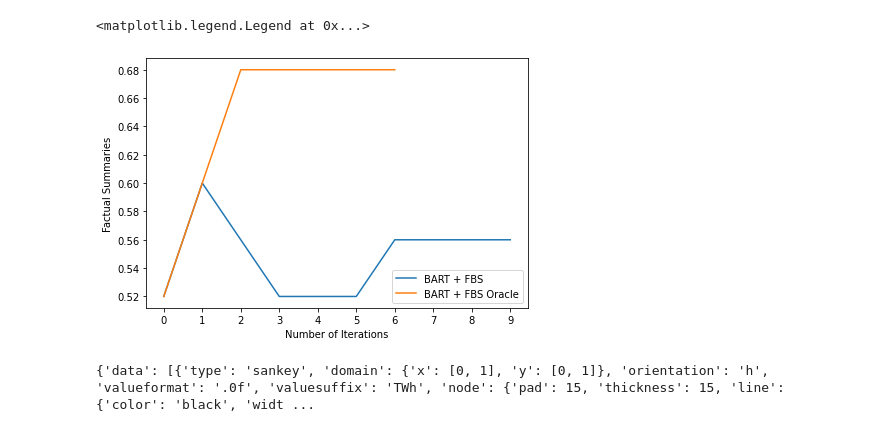
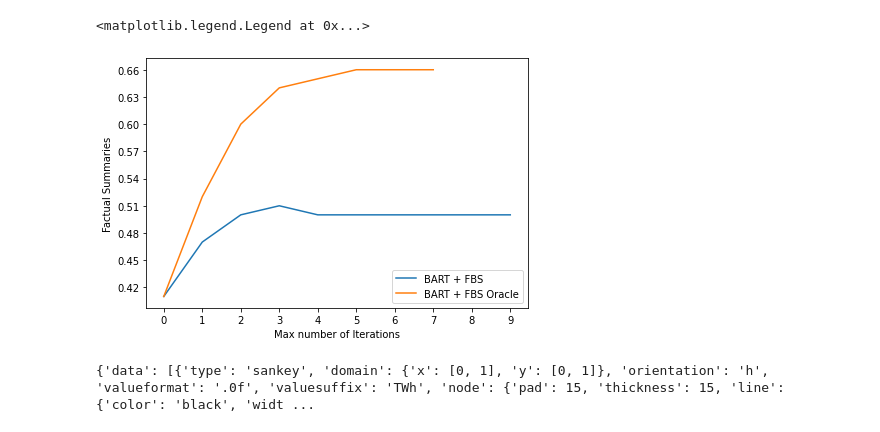
Before and after one commit to danton-nlp/GEF, a Jupyter notebook: iteration_changes.ipynb, the cells around one changed output. Saved outputs shown, nothing was run; the diff lists cells and outputs as text; code cells hidden in the pictures.

Commit message:
Updated pegasus 75 iteration changes result (& 1 annotation)

```diff
--- a/iteration_changes.ipynb
+++ b/iteration_changes.ipynb
@@ -24,7 +24,7 @@ def read_logs(path):
                 edits_by_sum_id[sum_id]["rouge2"] = sum_data["edit_stats"]["rouge2"]
                 edits_by_sum_id[sum_id]["rougeL"] = sum_data["edit_stats"]["rougeL"]
 
-        data.append({
+        result_obj = {
             "iteration": iteration["iteration"],
             "summary_factual": iteration["factuality_summary"]["factual"],
             "summary_non_factual": iteration["factuality_summary"]["non_factual"],
@@ -42,19 +42,22 @@ def read_logs(path):
             "mean_edit_distance_rougeL": np.mean(
                 [x["rougeL"] for x in edits_by_sum_id.values()]
             )
-        })
+        }
+        data.append(result_obj)
 
-    return pd.DataFrame(data).set_index("iteration"), iteration_logs
+    return pd.DataFrame(data).set_index("iteration"), iteration_logs, edits_by_sum_id
 
-test_size = 25
-num_beams = 8
+# dataset = "pegasus"
+dataset = "bart"
+test_size = 100
+num_beams = 4
 beam_suffix = "" if num_beams == 4 else f"-beams-{num_beams}"
 
-df_clf, logs_clf = read_logs(
-    f"results/iteration-changes/bart-test-extrinsic-{test_size}-classifier-knnv1{beam_suffix}.json"
+df_clf, logs_clf, edits_clf = read_logs(
+    f"results/iteration-changes/{dataset}-test-extrinsic-{test_size}-classifier-knnv1{beam_suffix}.json"
 )
-df_oracle, logs_oracle = read_logs(
-    f"results/iteration-changes/bart-test-extrinsic-{test_size}-oracle{beam_suffix}.json"
+df_oracle, logs_oracle, edits_oracle = read_logs(
+    f"results/iteration-changes/{dataset}-test-extrinsic-{test_size}-oracle{beam_suffix}.json"
 )
 
 df_oracle
@@ -86,32 +142,34 @@ df_clf
 # %%
 import matplotlib.pyplot as plt
 import matplotlib.ticker as ticker
 
 fig, ax = plt.subplots()
 
 # Be sure to only pick integer tick locations.
 for axis in [ax.xaxis, ax.yaxis]:
     axis.set_major_locator(ticker.MaxNLocator(integer=True))
 
 ax.plot(
     df_clf.index,
     df_clf.summary_factual,
     label="BART + FBS"
 )
 ax.plot(
     df_oracle.index,
     df_oracle.summary_factual,
     label="BART + FBS Oracle"
 )
 ax.margins(0.05)
 ax.axis('tight')
 fig.tight_layout()
 plt.ylabel("Factual Summaries")
-plt.xlabel("Number of Iterations")
+plt.xlabel("Max number of Iterations")
 plt.legend()
+
+# TODO change to histogram to show how many iterations it takes on average
 # %% [output]
 <matplotlib.legend.Legend at 0x...>
-[figure, old version]
+[figure, new version]
 # %%
 import plotly.graph_objects as go
 
```
Also changed, not shown: parts of 5 cells of this notebook, 3 other files.
